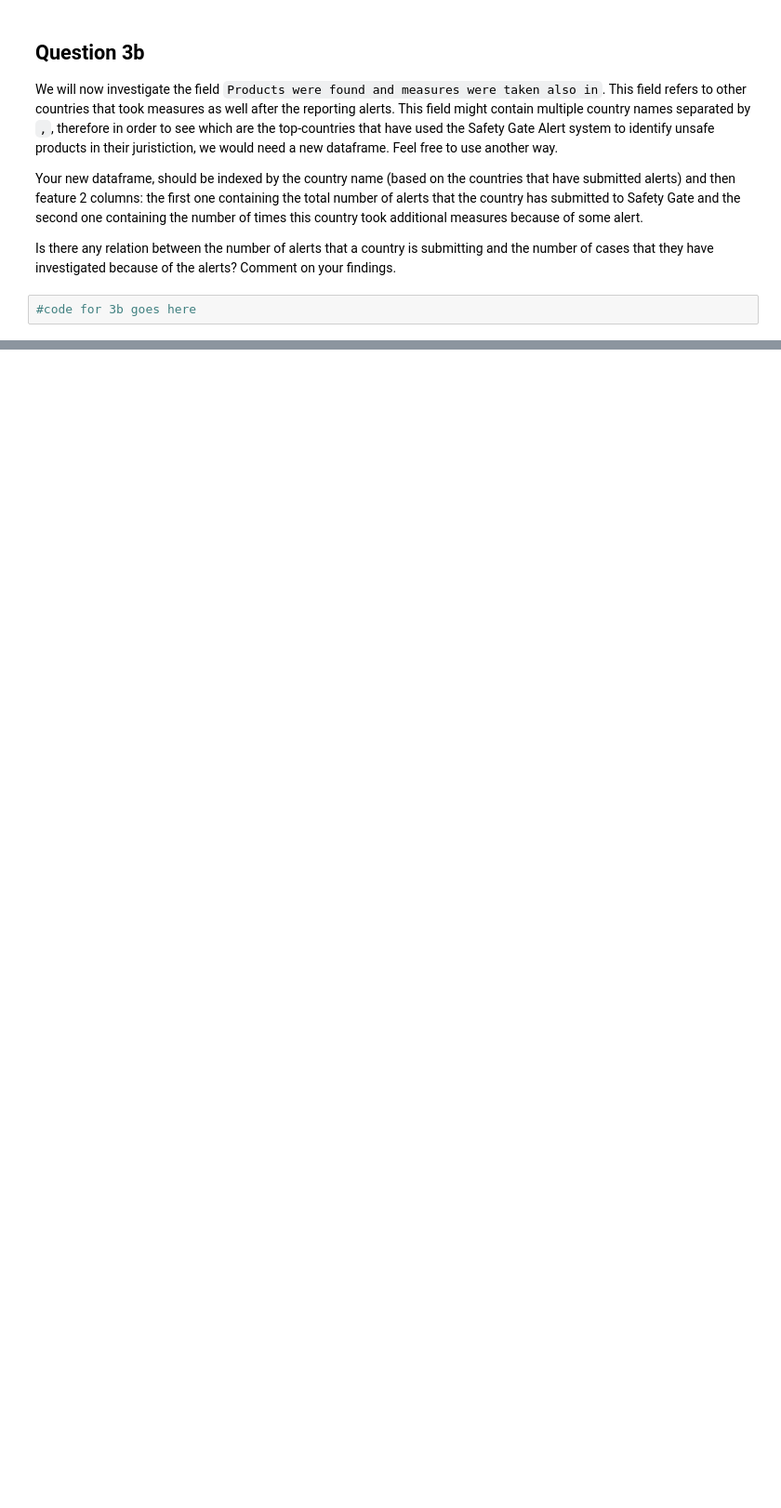
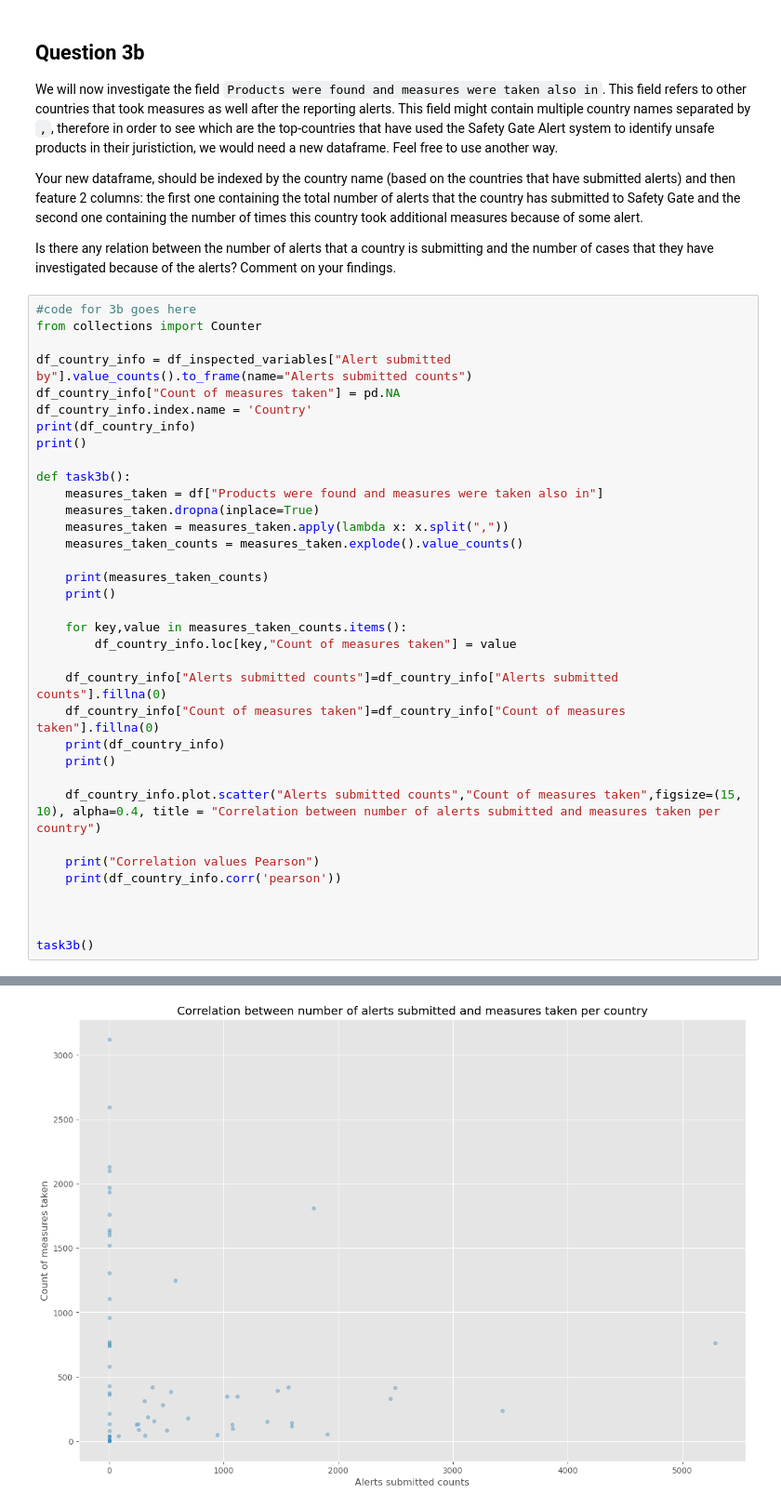
Before and after one commit to noah18c/Data_analysis, a Jupyter notebook: clinic_1/clinic1-2024.ipynb, the cells around one changed output, grey strips where cells are left out. Shown at 93% size. Saved outputs shown, nothing was run; the diff lists cells and outputs as text; blank space fills up the shorter version.

```diff
--- a/clinic_1/clinic1-2024.ipynb
+++ b/clinic_1/clinic1-2024.ipynb
@@ -875,3 +875,37 @@ Your new dataframe, should be indexed by the country name (based on the countrie
 Is there any relation between the number of alerts that a country is submitting and the number of cases that they have investigated because of the alerts? Comment on your findings.
 # %%
 #code for 3b goes here
+from collections import Counter
+
+df_country_info = df_inspected_variables["Alert submitted by"].value_counts().to_frame(name="Alerts submitted counts")
+df_country_info["Count of measures taken"] = pd.NA
+df_country_info.index.name = 'Country'
+print(df_country_info)
+print()
+
+def task3b():
+    measures_taken = df["Products were found and measures were taken also in"]
+    measures_taken.dropna(inplace=True)
+    measures_taken = measures_taken.apply(lambda x: x.split(","))
+    measures_taken_counts = measures_taken.explode().value_counts()
+
+    print(measures_taken_counts)
+    print()
+
+    for key,value in measures_taken_counts.items():
+        df_country_info.loc[key,"Count of measures taken"] = value
+
+    df_country_info["Alerts submitted counts"]=df_country_info["Alerts submitted counts"].fillna(0)
+    df_country_info["Count of measures taken"]=df_country_info["Count of measures taken"].fillna(0)
+    print(df_country_info)
+    print()
+
+    df_country_info.plot.scatter("Alerts submitted counts","Count of measures taken",figsize=(15, 10), alpha=0.4, title = "Correlation between number of alerts submitted and measures taken per country")
+
+    print("Correlation values Pearson")
+    print(df_country_info.corr('pearson'))
+
+
+
+task3b()
+# %% [output]
@@ -878 +929,2 @@ Is there any relation between the number of alerts that a country is submitting
+[figure, added]
 # %% [markdown]
```
Also changed, not shown: parts of 11 cells of this notebook.
